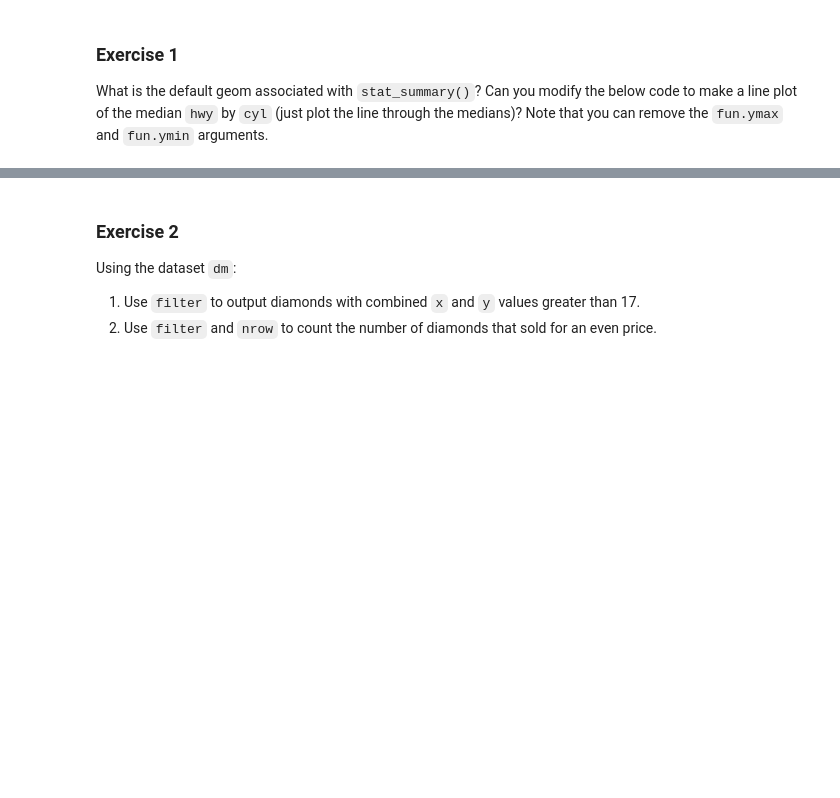
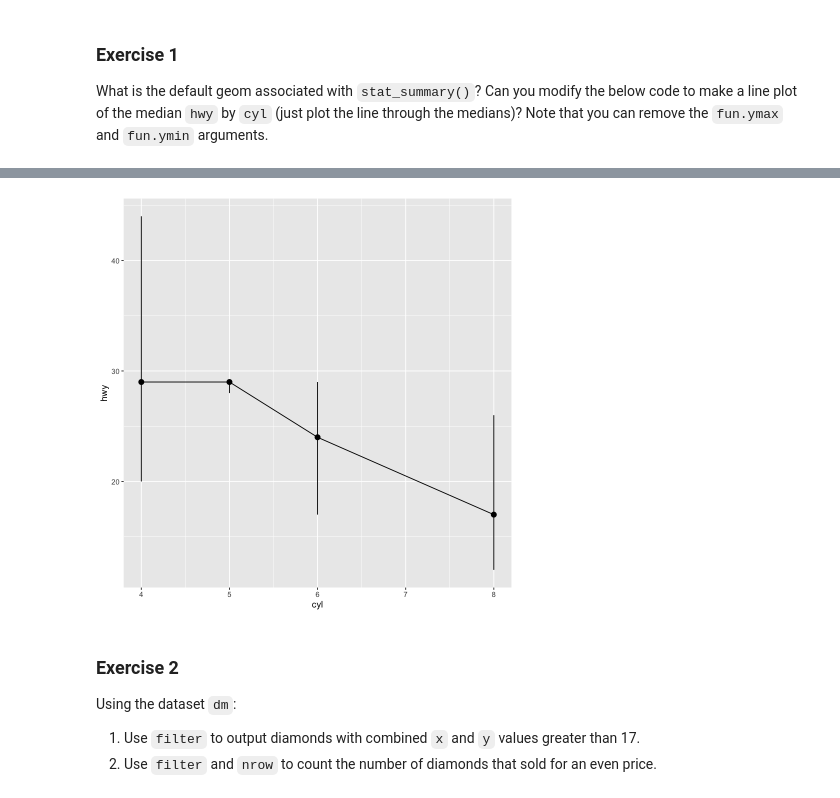
Before and after one commit to rogerfan/stats306_w20, a Jupyter notebook: labs/stats306_lab4.ipynb, the cells around one changed output, grey strips where cells are left out. Drawn from its saved outputs; the diff is of its cells as text; code cells hidden in the pictures; blank space fills up the shorter version.

```diff
--- a/labs/stats306_lab4.ipynb
+++ b/labs/stats306_lab4.ipynb
@@ -263,3 +595,13 @@ ggplot(mpg, aes(x=cyl, y=hwy)) +
+# %%
+ggplot(mpg, aes(x=cyl, y=hwy)) +
+    stat_summary(geom='line', fun.y=median) +
+    stat_summary(
+        fun.ymin=min,
+        fun.ymax=max,
+        fun.y=median
+    )
+# %% [output]
+[figure, added]
 # %% [markdown]
 ### Exercise 2
 
```
Also changed, not shown: parts of 50 cells of this notebook, 1 other file.
